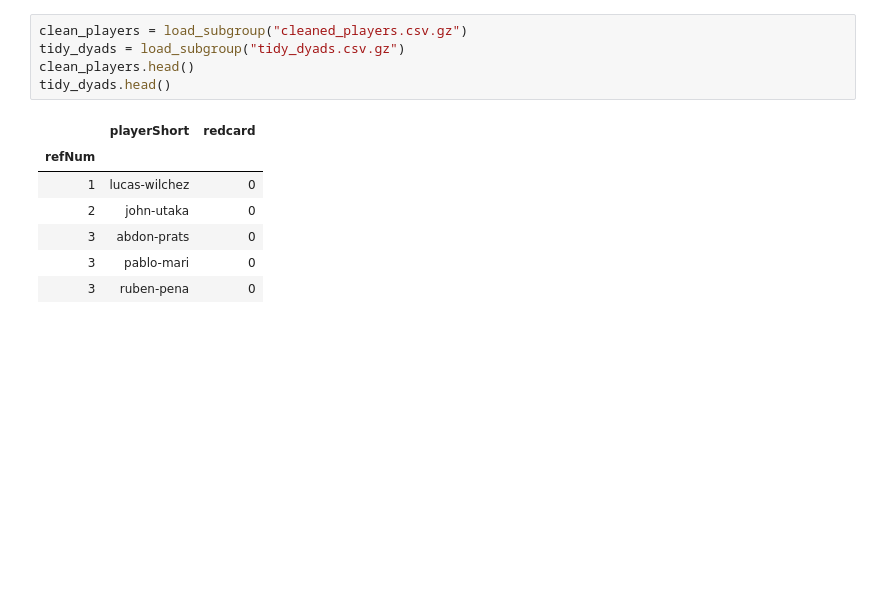
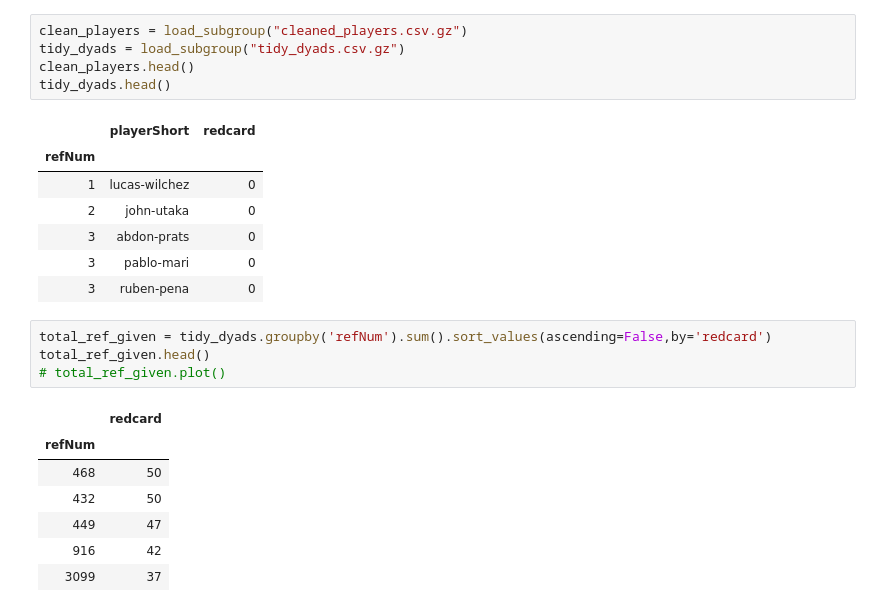
Before and after one commit to TOMMYWHY/158_755DataScience, a Jupyter notebook: project1/project1/Notebooks/project1.ipynb, the cells around one changed output. Drawn from its saved outputs; the diff is of its cells as text; blank space fills up the shorter version.

```diff
--- a/project1/project1/Notebooks/project1.ipynb
+++ b/project1/project1/Notebooks/project1.ipynb
@@ -408,3 +408,15 @@ tidy_dyads.head()
 | 3 | abdon-prats | 0 |
 | 3 | pablo-mari | 0 |
 | 3 | ruben-pena | 0 |
+# %%
+total_ref_given = tidy_dyads.groupby('refNum').sum().sort_values(ascending=False,by='redcard')
+total_ref_given.head()
+# total_ref_given.plot()
+# %% [output]
+|  | redcard |
+| refNum |  |
+| 468 | 50 |
+| 432 | 50 |
+| 449 | 47 |
+| 916 | 42 |
+| 3099 | 37 |
```
Also changed, not shown: parts of 26 cells of this notebook, 2 other files.
